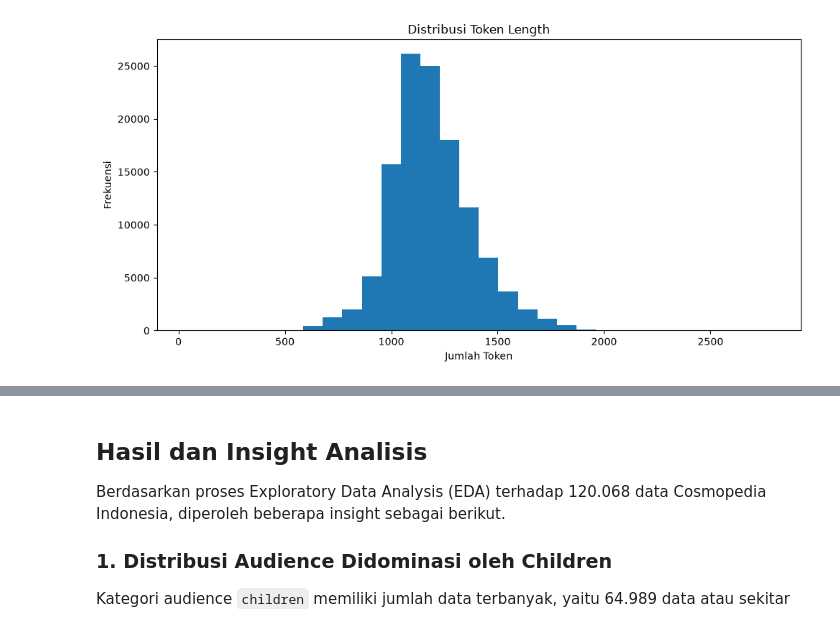
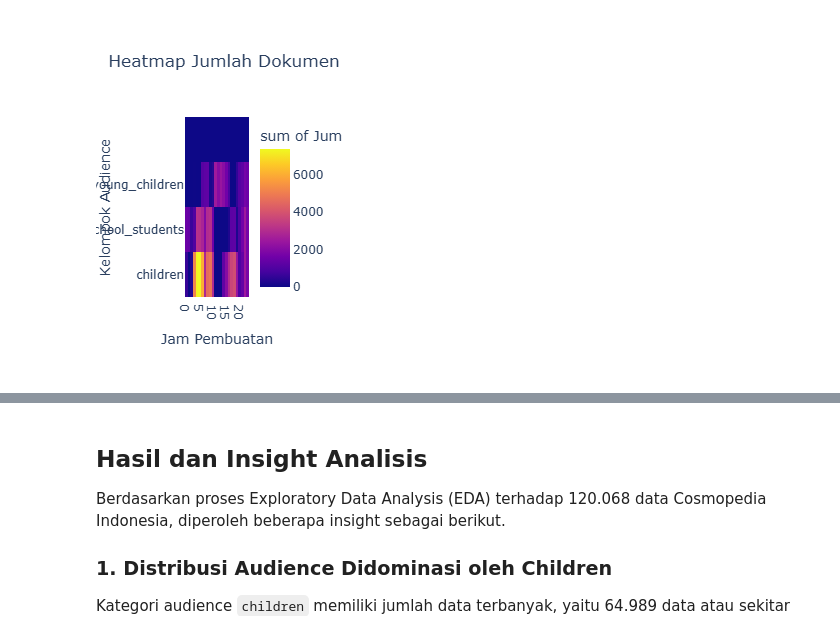
Before and after one commit to Tiaaadf/tugas1-abd-2026, a Jupyter notebook: notebooks/03_eda_and_insights.ipynb, the cells around one changed output, grey strips where cells are left out. Saved outputs shown, nothing was run; the diff lists cells and outputs as text; code cells hidden in the pictures.

```diff
--- a/notebooks/03_eda_and_insights.ipynb
+++ b/notebooks/03_eda_and_insights.ipynb
@@ -245,17 +286,37 @@ shape: (1, 5)
 # %%
-# Visualisasi Token Length
-plt.figure(figsize=(10, 5))
+# Visualisasi 5: Pola waktu berdasarkan jam dan audience
+hourly_data = pdf.dropna(
+    subset=["hour"]
+).copy()
 
-plt.hist(
-    df["token_length"].drop_nulls().to_list(),
-    bins=30
+hourly_data["audience"] = (
+    hourly_data["audience"]
+    .fillna("Tidak diketahui")
 )
 
-plt.title("Distribusi Token Length")
-plt.xlabel("Jumlah Token")
-plt.ylabel("Frekuensi")
-plt.tight_layout()
-plt.show()
+hourly_audience = (
+    hourly_data
+    .groupby(["hour", "audience"])
+    .size()
+    .reset_index(name="jumlah")
+)
+
+fig5 = px.density_heatmap(
+    hourly_audience,
+    x="hour",
+    y="audience",
+    z="jumlah",
+    histfunc="sum",
+    nbinsx=24,
+    title="Heatmap Jumlah Dokumen Berdasarkan Jam dan Audience",
+    labels={
+        "hour": "Jam Pembuatan",
+        "audience": "Kelompok Audience",
+        "jumlah": "Jumlah Dokumen"
+    }
+)
+
+fig5.show()
 # %% [output]
-[figure, old version]
+[figure, new version]
 # %%
```
Also changed, not shown: parts of 31 cells of this notebook, 2 other files.
